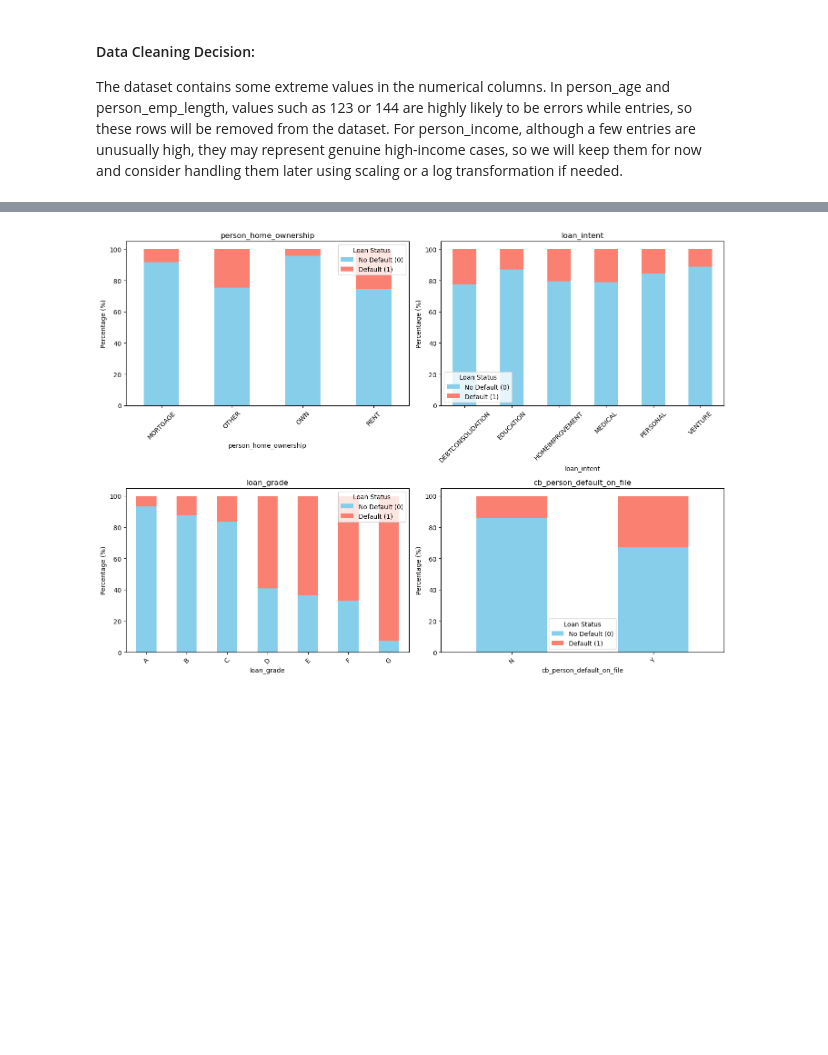
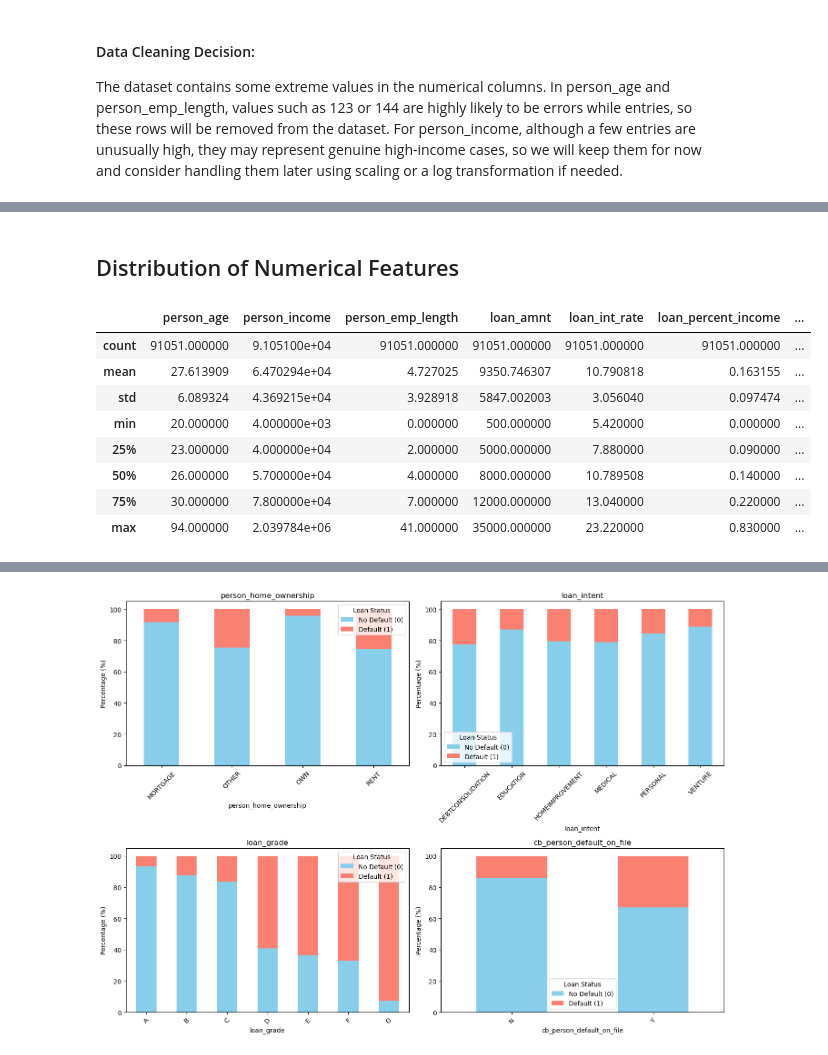
Before and after one commit to aymankhan555/loan_approval_prediction, a Jupyter notebook: notebooks/1.EDA_&_cleaning.ipynb, the cells around one changed output, grey strips where cells are left out. Cells and saved outputs as stored; diff of their text form; code cells hidden in the pictures; blank space fills up the shorter version.

```diff
--- a/notebooks/1.EDA_&_cleaning.ipynb
+++ b/notebooks/1.EDA_&_cleaning.ipynb
@@ -204,3 +208,17 @@ Target is not balanced
+# %% [markdown]
+## Distribution of Numerical Features
+# %%
+df[num_cols].describe()
+# %% [output]
+|  | person_age | person_income | person_emp_length | loan_amnt | loan_int_rate | loan_percent_income | ... |
+| count | 91051.000000 | 9.105100e+04 | 91051.000000 | 91051.000000 | 91051.000000 | 91051.000000 | ... |
+| mean | 27.613909 | 6.470294e+04 | 4.727025 | 9350.746307 | 10.790818 | 0.163155 | ... |
+| std | 6.089324 | 4.369215e+04 | 3.928918 | 5847.002003 | 3.056040 | 0.097474 | ... |
+| min | 20.000000 | 4.000000e+03 | 0.000000 | 500.000000 | 5.420000 | 0.000000 | ... |
+| 25% | 23.000000 | 4.000000e+04 | 2.000000 | 5000.000000 | 7.880000 | 0.090000 | ... |
+| 50% | 26.000000 | 5.700000e+04 | 4.000000 | 8000.000000 | 10.789508 | 0.140000 | ... |
+| 75% | 30.000000 | 7.800000e+04 | 7.000000 | 12000.000000 | 13.040000 | 0.220000 | ... |
+| max | 94.000000 | 2.039784e+06 | 41.000000 | 35000.000000 | 23.220000 | 0.830000 | ... |
 # %%
 num_cols = [
 'person_age','person_income','person_emp_length','loan_amnt','loan_int_rate',
```
Also changed, not shown: parts of 16 cells of this notebook.
